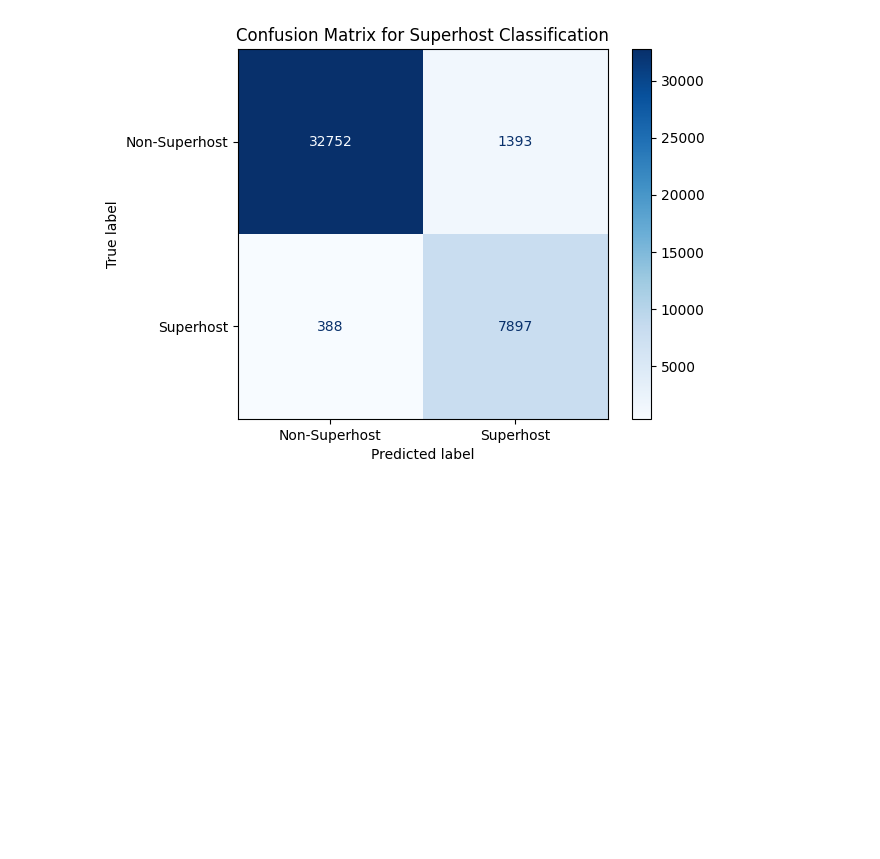
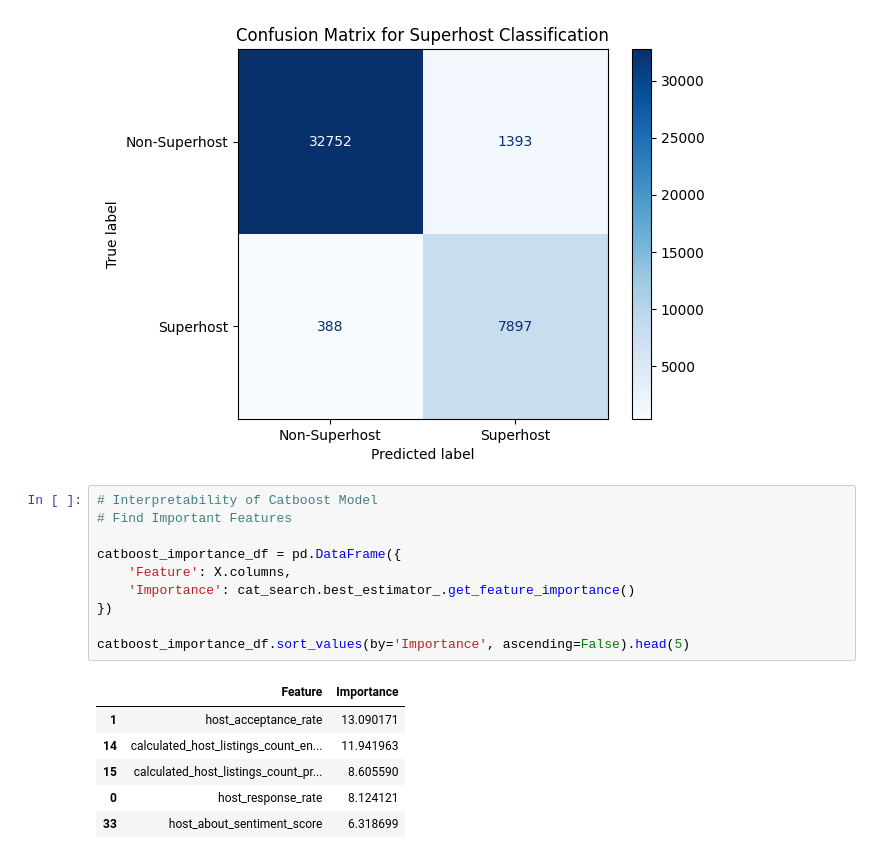
Before and after one commit to afifshomali/NYC-Airbnb-Analysis-447, a Jupyter notebook: Modeling.ipynb, the cells around one changed output. Cells and saved outputs as stored; diff of their text form; blank space fills up the shorter version.

```diff
--- a/Modeling.ipynb
+++ b/Modeling.ipynb
@@ -395,3 +395,20 @@ True Postive Rate (Recall): 0.9531683765841883
 False Positive Rate: 0.04079660272367843
 Precision: 0.85005382131324
 [figure]
+# %%
+# Interpretability of Catboost Model
+# Find Important Features
+
+catboost_importance_df = pd.DataFrame({
+    'Feature': X.columns,
+    'Importance': cat_search.best_estimator_.get_feature_importance()
+})
+
+catboost_importance_df.sort_values(by='Importance', ascending=False).head(5)
+# %% [output]
+|  | Feature | Importance |
+| 1 | host_acceptance_rate | 13.090171 |
+| 14 | calculated_host_listings_count_en... | 11.941963 |
+| 15 | calculated_host_listings_count_pr... | 8.605590 |
+| 0 | host_response_rate | 8.124121 |
+| 33 | host_about_sentiment_score | 6.318699 |
```
Also changed, not shown: parts of 3 cells of this notebook, 1 other file.
